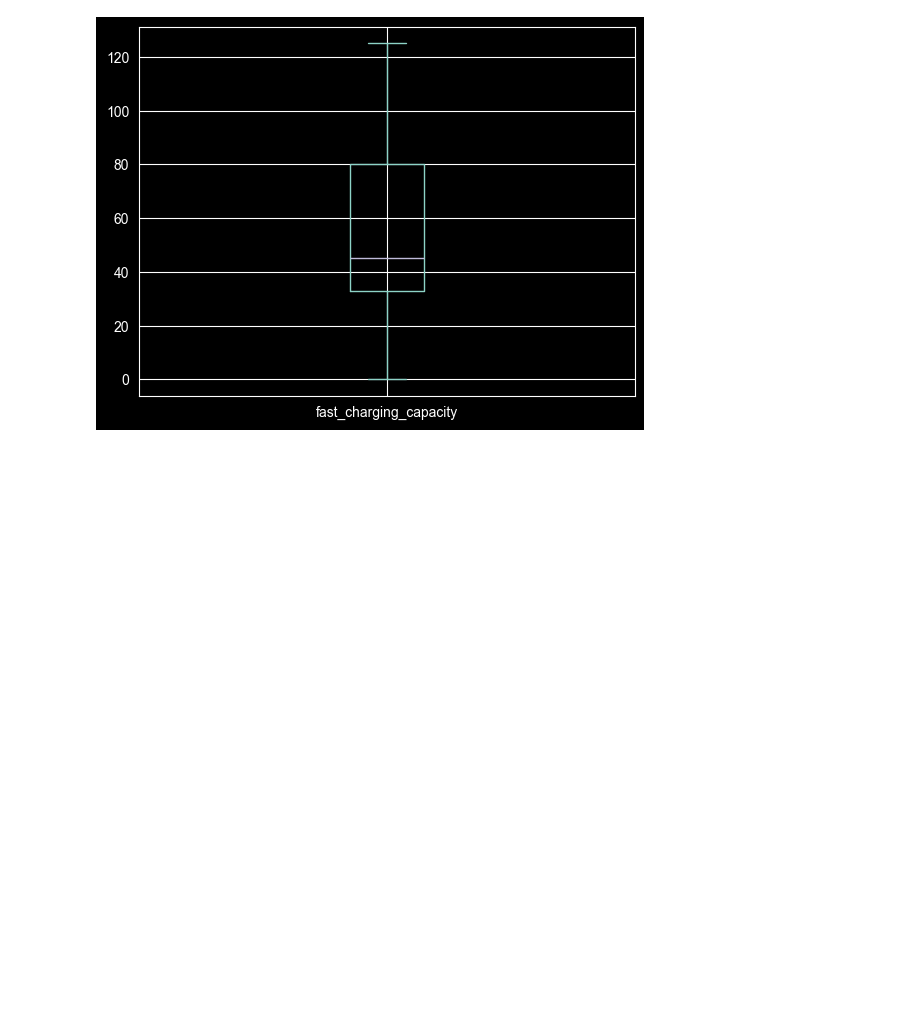
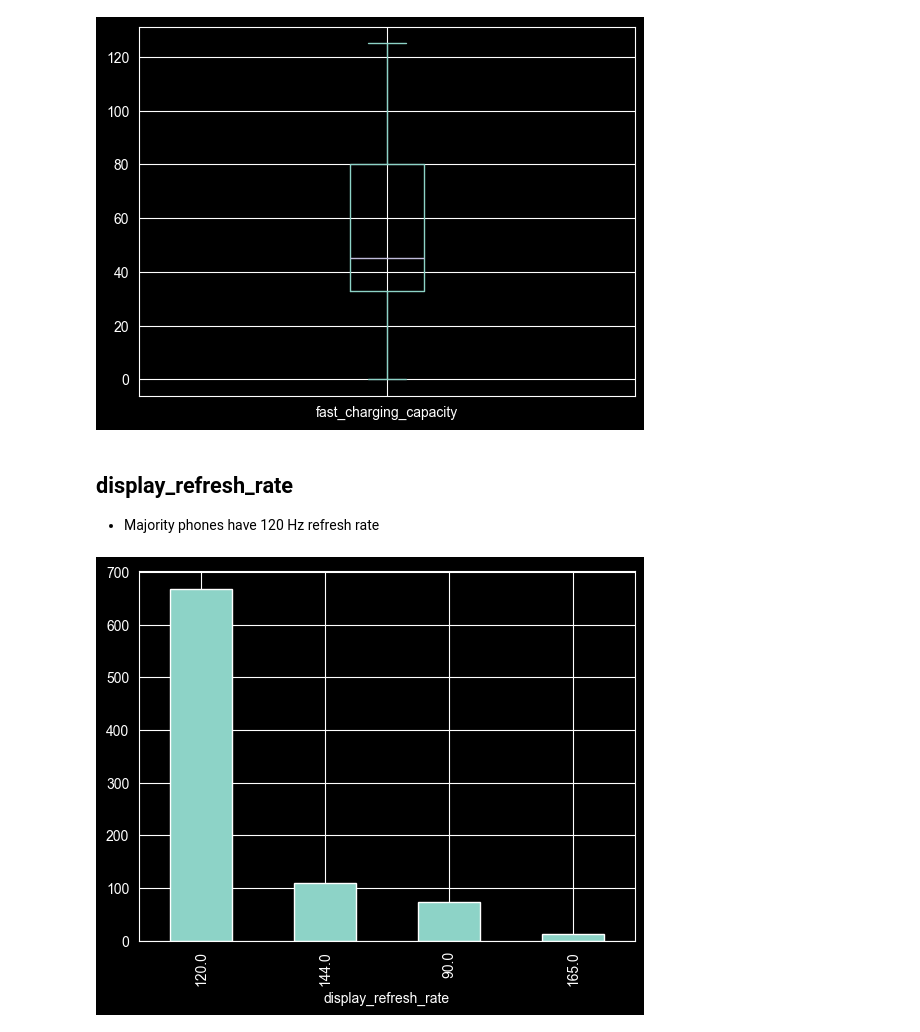
Before and after one commit to sudiptom619/EDA-On-5G-Smartphone, a Jupyter notebook: main.ipynb, the cells around one changed output. Drawn from its saved outputs; the diff is of its cells as text; code cells hidden in the pictures; blank space fills up the shorter version.

Commit message:
perform univariate analysis on required columns

```diff
--- a/main.ipynb
+++ b/main.ipynb
@@ -457,3 +457,11 @@ df['fast_charging_capacity'].plot(kind='box')
 # %% [output]
 <Axes: >
 [figure]
+# %% [markdown]
+## display_refresh_rate
+- Majority phones have 120 Hz refresh rate
+# %%
+df['display_refresh_rate'].value_counts().plot(kind='bar')
+plt.savefig('./plots/univariate_analysis/display_refresh_rate/bar_plot.png')
+# %% [output]
+[figure, added]
```
Also changed, not shown: parts of 49 cells of this notebook, 24 other files.
